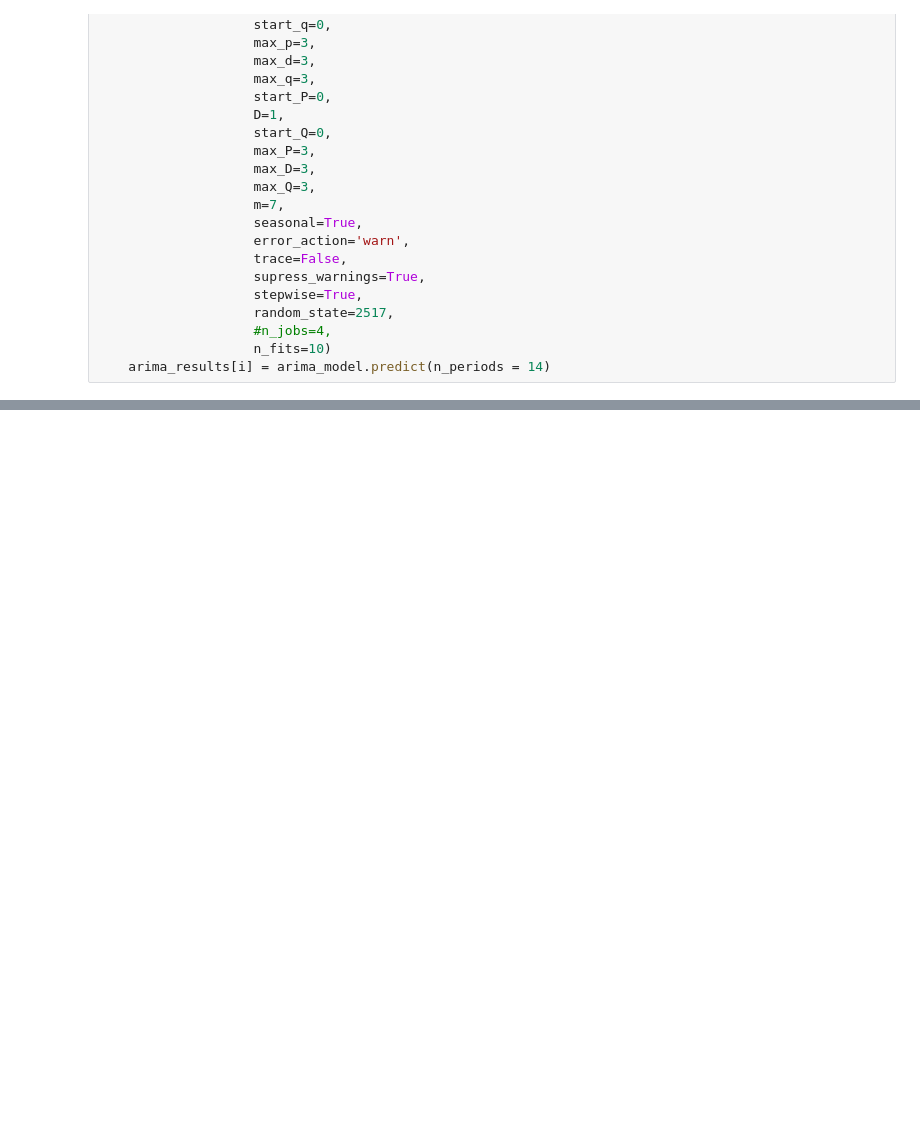
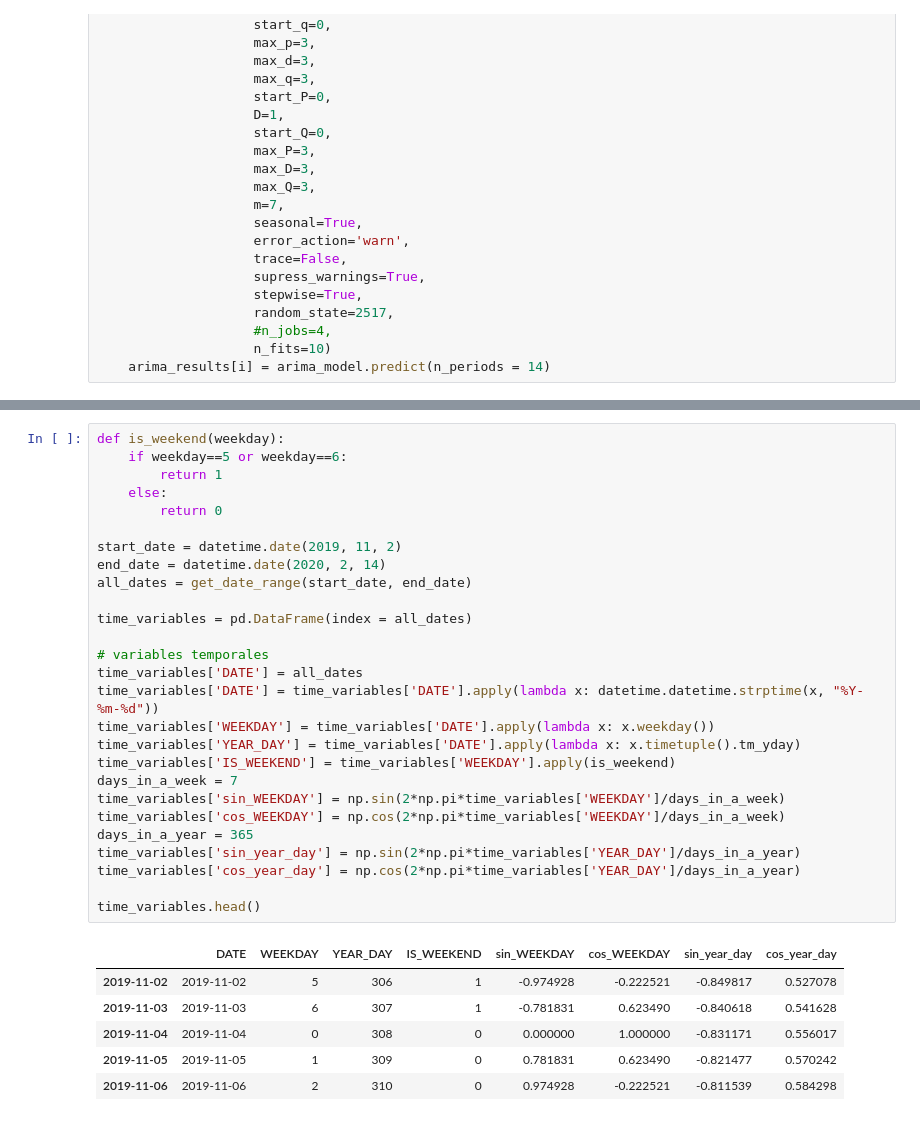
Before and after one commit to sgavela/water_footprint, a Jupyter notebook: prediction/script_prediccion.ipynb, the cells around one changed output, grey strips where cells are left out. Cells and saved outputs as stored; diff of their text form; blank space fills up the shorter version.

```diff
--- a/prediction/script_prediccion.ipynb
+++ b/prediction/script_prediccion.ipynb
@@ -424,0 +470,34 @@ for i in tqdm(dicc_tipos['tipo_2']):
+# %%
+def is_weekend(weekday):
+    if weekday==5 or weekday==6:
+        return 1
+    else:
+        return 0
+
+start_date = datetime.date(2019, 11, 2)
+end_date = datetime.date(2020, 2, 14)
+all_dates = get_date_range(start_date, end_date)
+
+time_variables = pd.DataFrame(index = all_dates)
+
+# variables temporales
+time_variables['DATE'] = all_dates
+time_variables['DATE'] = time_variables['DATE'].apply(lambda x: datetime.datetime.strptime(x, "%Y-%m-%d"))
+time_variables['WEEKDAY'] = time_variables['DATE'].apply(lambda x: x.weekday())
+time_variables['YEAR_DAY'] = time_variables['DATE'].apply(lambda x: x.timetuple().tm_yday)
+time_variables['IS_WEEKEND'] = time_variables['WEEKDAY'].apply(is_weekend)
+days_in_a_week = 7
+time_variables['sin_WEEKDAY'] = np.sin(2*np.pi*time_variables['WEEKDAY']/days_in_a_week)
+time_variables['cos_WEEKDAY'] = np.cos(2*np.pi*time_variables['WEEKDAY']/days_in_a_week)
+days_in_a_year = 365
+time_variables['sin_year_day'] = np.sin(2*np.pi*time_variables['YEAR_DAY']/days_in_a_year)
+time_variables['cos_year_day'] = np.cos(2*np.pi*time_variables['YEAR_DAY']/days_in_a_year)
+
+time_variables.head()
+# %% [output]
+|  | DATE | WEEKDAY | YEAR_DAY | IS_WEEKEND | sin_WEEKDAY | cos_WEEKDAY | sin_year_day | cos_year_day |
+| 2019-11-02 | 2019-11-02 | 5 | 306 | 1 | -0.974928 | -0.222521 | -0.849817 | 0.527078 |
+| 2019-11-03 | 2019-11-03 | 6 | 307 | 1 | -0.781831 | 0.623490 | -0.840618 | 0.541628 |
+| 2019-11-04 | 2019-11-04 | 0 | 308 | 0 | 0.000000 | 1.000000 | -0.831171 | 0.556017 |
+| 2019-11-05 | 2019-11-05 | 1 | 309 | 0 | 0.781831 | 0.623490 | -0.821477 | 0.570242 |
+| 2019-11-06 | 2019-11-06 | 2 | 310 | 0 | 0.974928 | -0.222521 | -0.811539 | 0.584298 |
```
Also changed, not shown: parts of 39 cells of this notebook.
